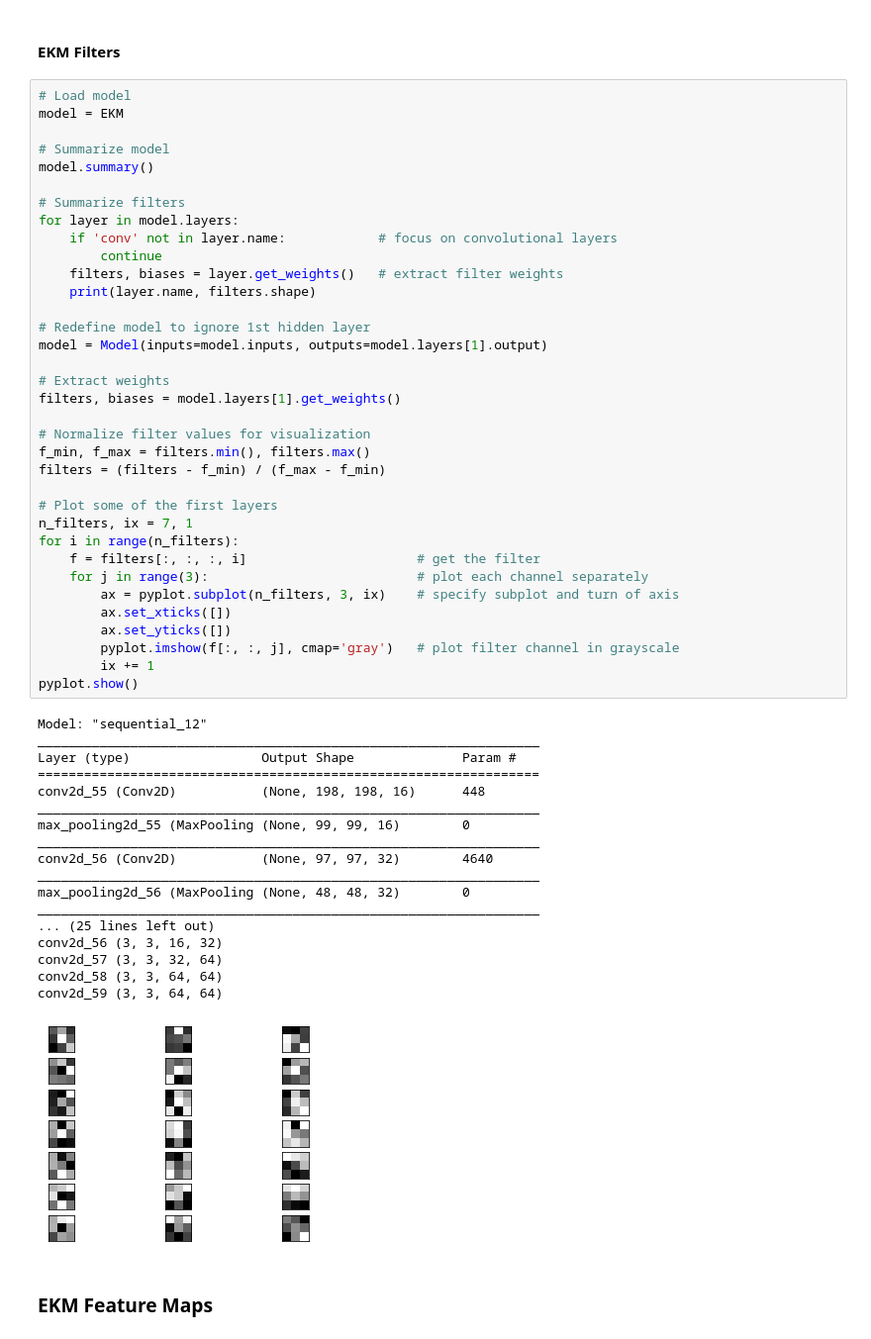
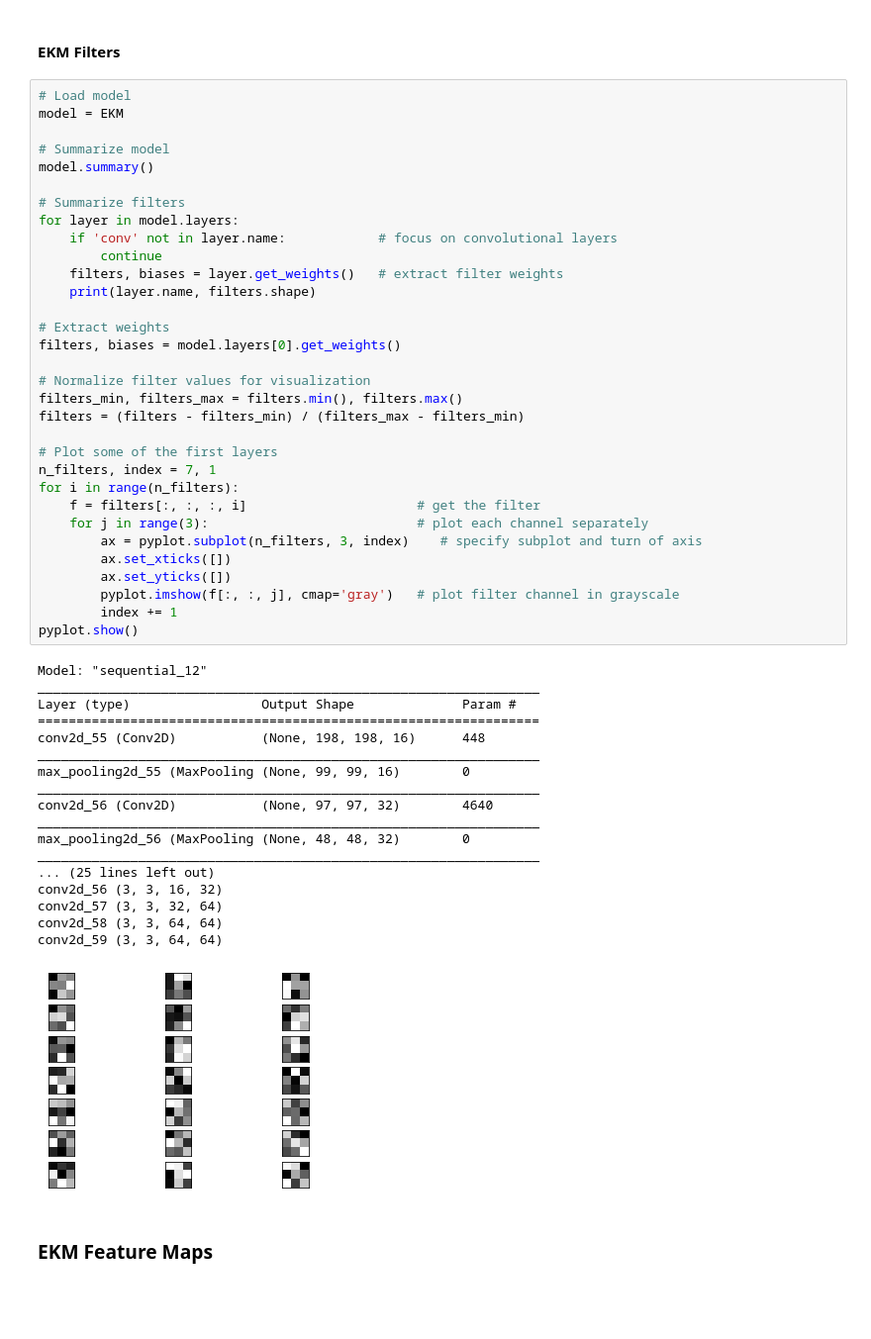
Before and after one commit to pitmonticone/PlantDiseaseClassification, a Jupyter notebook: Notebooks/notebook.ipynb, the cells around one changed output. Shown at 99% size. Cells and saved outputs as stored; diff of their text form; blank space fills up the shorter version.

```diff
--- a/Notebooks/notebook.ipynb
+++ b/Notebooks/notebook.ipynb
@@ -1021,46 +1021,43 @@ for layer in model.layers:
     filters, biases = layer.get_weights()   # extract filter weights
     print(layer.name, filters.shape)
 
-# Redefine model to ignore 1st hidden layer
-model = Model(inputs=model.inputs, outputs=model.layers[1].output)
-
 # Extract weights
-filters, biases = model.layers[1].get_weights()
+filters, biases = model.layers[0].get_weights()
 
 # Normalize filter values for visualization
-f_min, f_max = filters.min(), filters.max()
-filters = (filters - f_min) / (f_max - f_min)
+filters_min, filters_max = filters.min(), filters.max()
+filters = (filters - filters_min) / (filters_max - filters_min)
 
 # Plot some of the first layers
-n_filters, ix = 7, 1
+n_filters, index = 7, 1
 for i in range(n_filters):
     f = filters[:, :, :, i]                      # get the filter
     for j in range(3):                           # plot each channel separately
-        ax = pyplot.subplot(n_filters, 3, ix)    # specify subplot and turn of axis
+        ax = pyplot.subplot(n_filters, 3, index)    # specify subplot and turn of axis
         ax.set_xticks([])
         ax.set_yticks([])
         pyplot.imshow(f[:, :, j], cmap='gray')   # plot filter channel in grayscale
-        ix += 1
+        index += 1
 pyplot.show()
 # %% [output]
 Model: "sequential_12"
 _________________________________________________________________
 Layer (type)                 Output Shape              Param #
 =================================================================
 conv2d_55 (Conv2D)           (None, 198, 198, 16)      448
 _________________________________________________________________
 max_pooling2d_55 (MaxPooling (None, 99, 99, 16)        0
 _________________________________________________________________
 conv2d_56 (Conv2D)           (None, 97, 97, 32)        4640
 _________________________________________________________________
 max_pooling2d_56 (MaxPooling (None, 48, 48, 32)        0
 _________________________________________________________________
 ... (25 lines left out)
 conv2d_56 (3, 3, 16, 32)
 conv2d_57 (3, 3, 32, 64)
 conv2d_58 (3, 3, 64, 64)
 conv2d_59 (3, 3, 64, 64)
-[figure, old version]
+[figure, new version]
 # %% [markdown]
 ### EKM Feature Maps
 # %%
```
Also changed, not shown: parts of 8 cells of this notebook, 1 other file.
